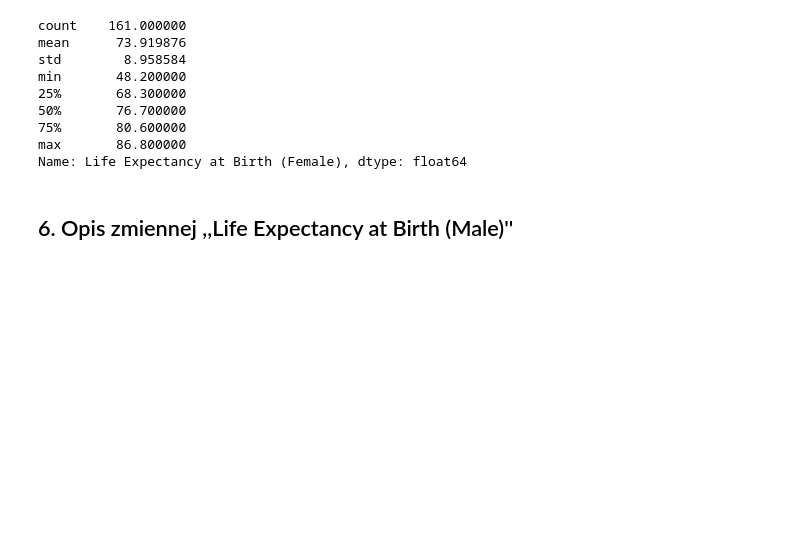
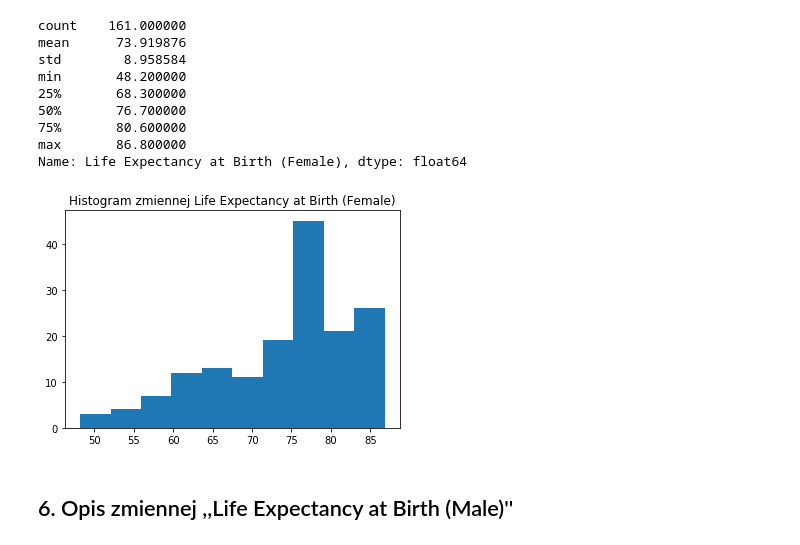
Before and after one commit to Johny198/analiza_danych, a Jupyter notebook: analiza.ipynb, the cells around one changed output. Cells and saved outputs as stored; diff of their text form; code cells hidden in the pictures; blank space fills up the shorter version.

```diff
--- a/analiza.ipynb
+++ b/analiza.ipynb
@@ -91,6 +97,12 @@ min       48.200000
 75%       80.600000
 max       86.800000
 Name: Life Expectancy at Birth (Female), dtype: float64
+# %%
+plt.hist(dane[zmienna])
+plt.title('Histogram zmiennej Life Expectancy at Birth (Female)')
+plt.show()
+# %% [output]
+[figure, added]
 # %% [markdown]
 ## 6. Opis zmiennej ,,Life Expectancy at Birth (Male)''
 # %%
```
Also changed, not shown: parts of 26 cells of this notebook.
